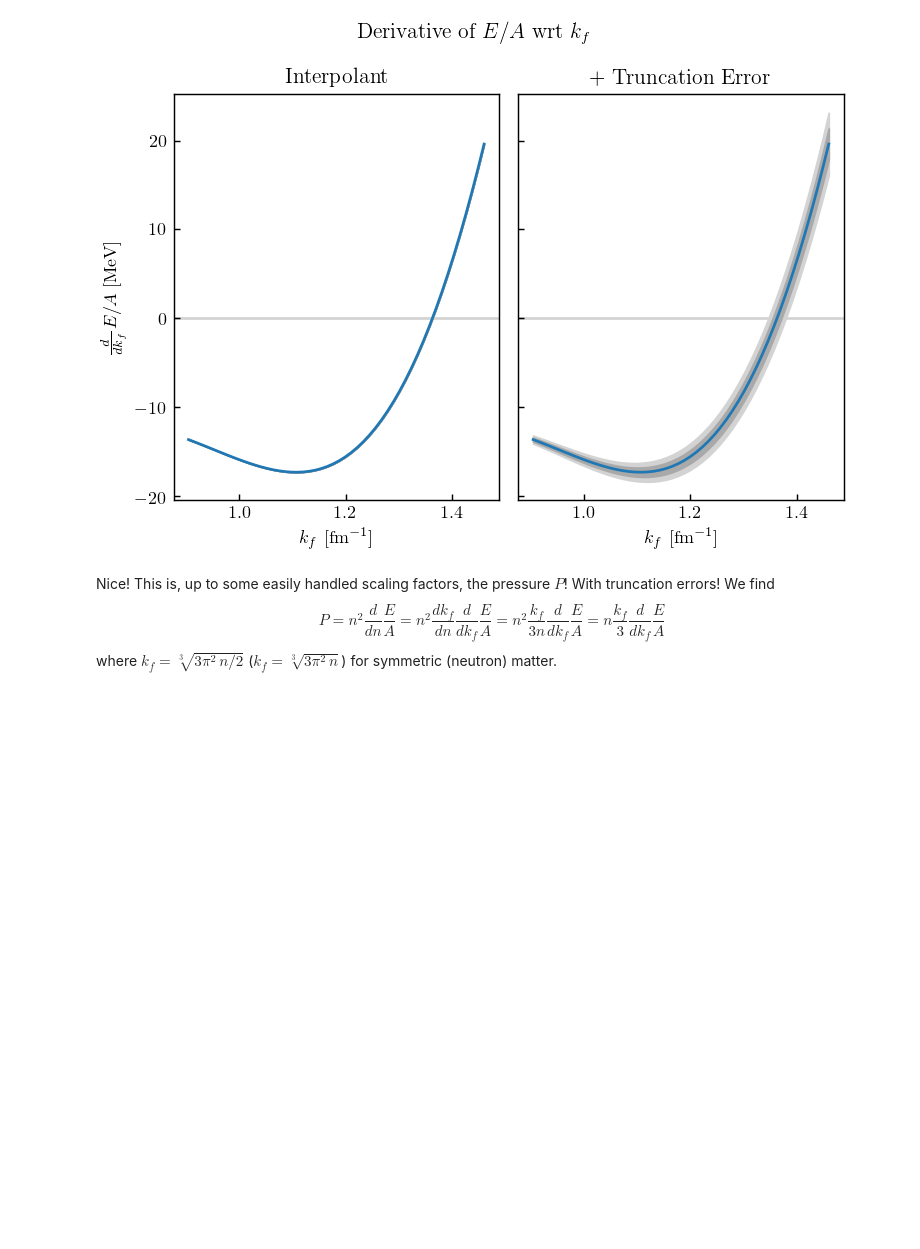
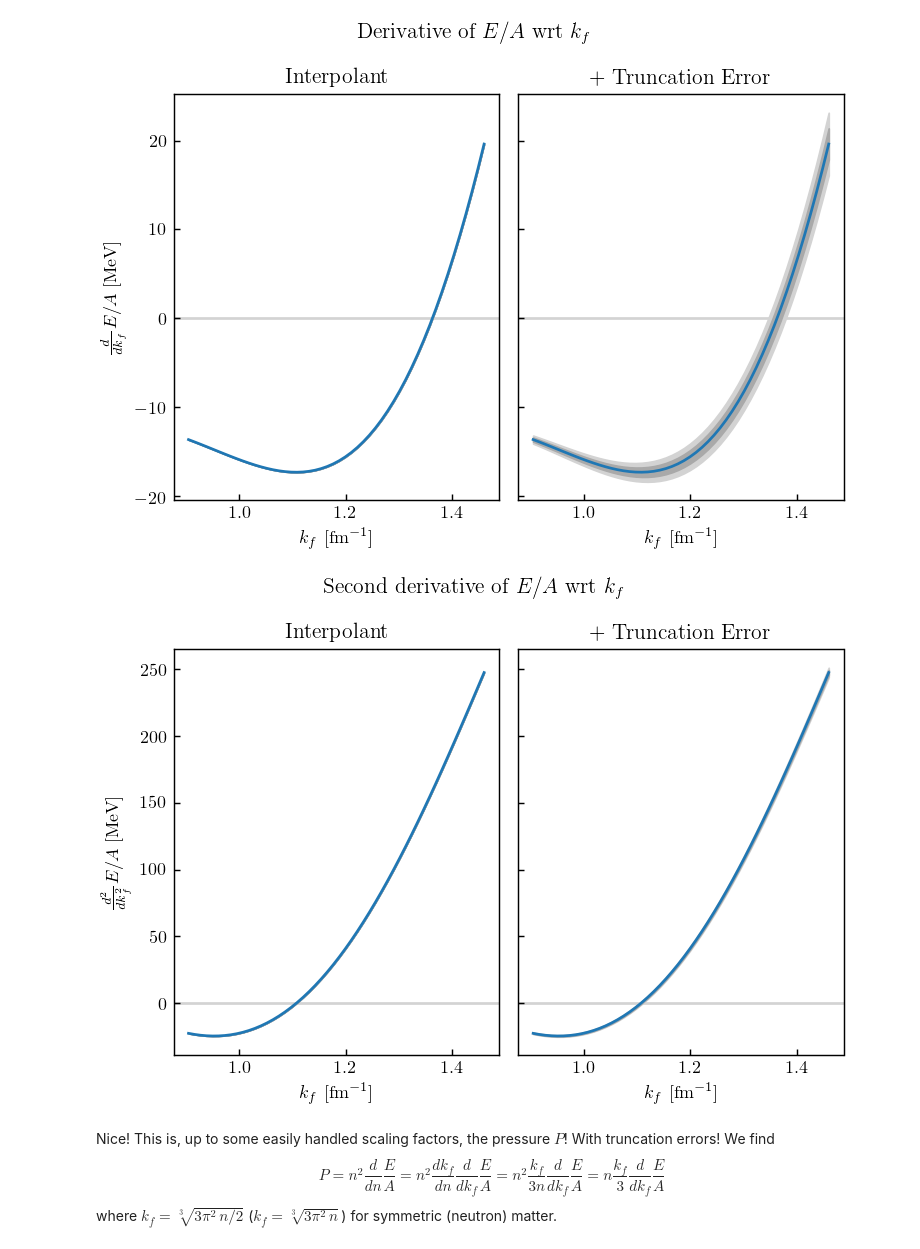
Before and after one commit to buqeye/nuclear-matter-convergence, a Jupyter notebook: analysis/derivatives-bands.ipynb, the cells around one changed output. Saved outputs shown, nothing was run; the diff lists cells and outputs as text; code cells hidden in the pictures; blank space fills up the shorter version.

```diff
--- a/analysis/derivatives-bands.ipynb
+++ b/analysis/derivatives-bands.ipynb
@@ -384,6 +479,25 @@ fig.suptitle('Derivative of $E/A$ wrt $k_{f}$', y=1.05)
 fig.tight_layout()
 # %% [output]
 [figure]
+# %%
+fig, axes = plt.subplots(1, 2, sharey=True, sharex=True)
+ax1, ax2 = axes
+
+curve_plus_bands_plot(ax1, kf_k_all, y_k_star_prime, std_k_star_prime)
+ax1.axhline(0, 0, 1, c=color_95, zorder=0)
+ax1.set_title('Interpolant')
+ax1.set_xlabel(r'$k_f$ [fm$^{-1}$]')
+ax1.set_ylabel(r"$\frac{d^2}{dk_f^2} E/A$ [MeV]")
+
+curve_plus_bands_plot(ax2, kf_k_all, y_k_star_prime, std_k_total_star_prime)
+ax2.axhline(0, 0, 1, c=color_95, zorder=0)
+ax2.set_title('+ Truncation Error')
+ax2.set_xlabel(r'$k_f$ [fm$^{-1}$]')
+
+fig.suptitle('Second derivative of $E/A$ wrt $k_{f}$', y=1.05)
+fig.tight_layout()
+# %% [output]
+[figure, added]
 # %% [markdown]
 Nice! This is, up to some easily handled scaling factors, the pressure $P$! With truncation errors! We find
 $$
```
Also changed, not shown: parts of 20 cells of this notebook.
